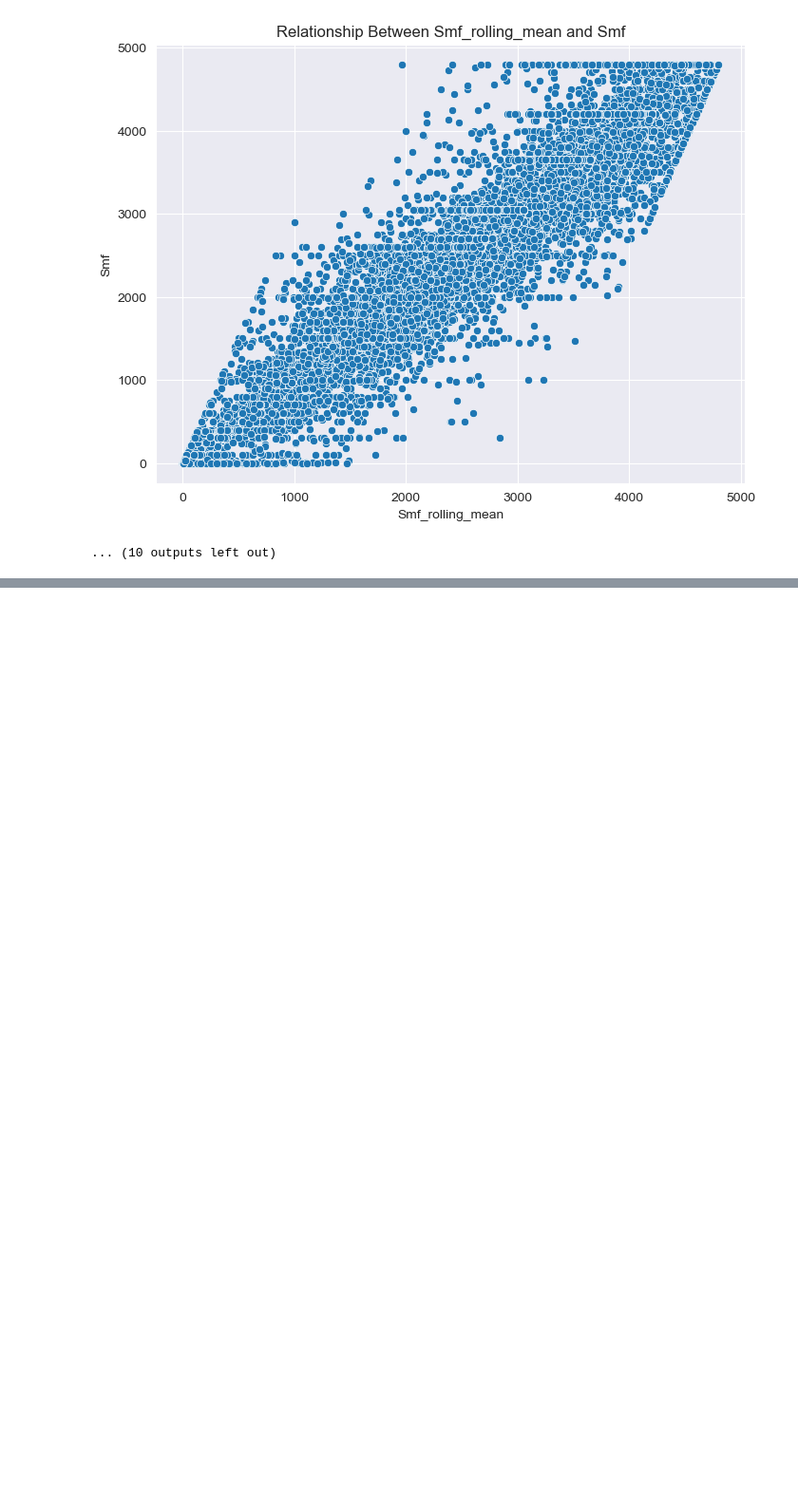
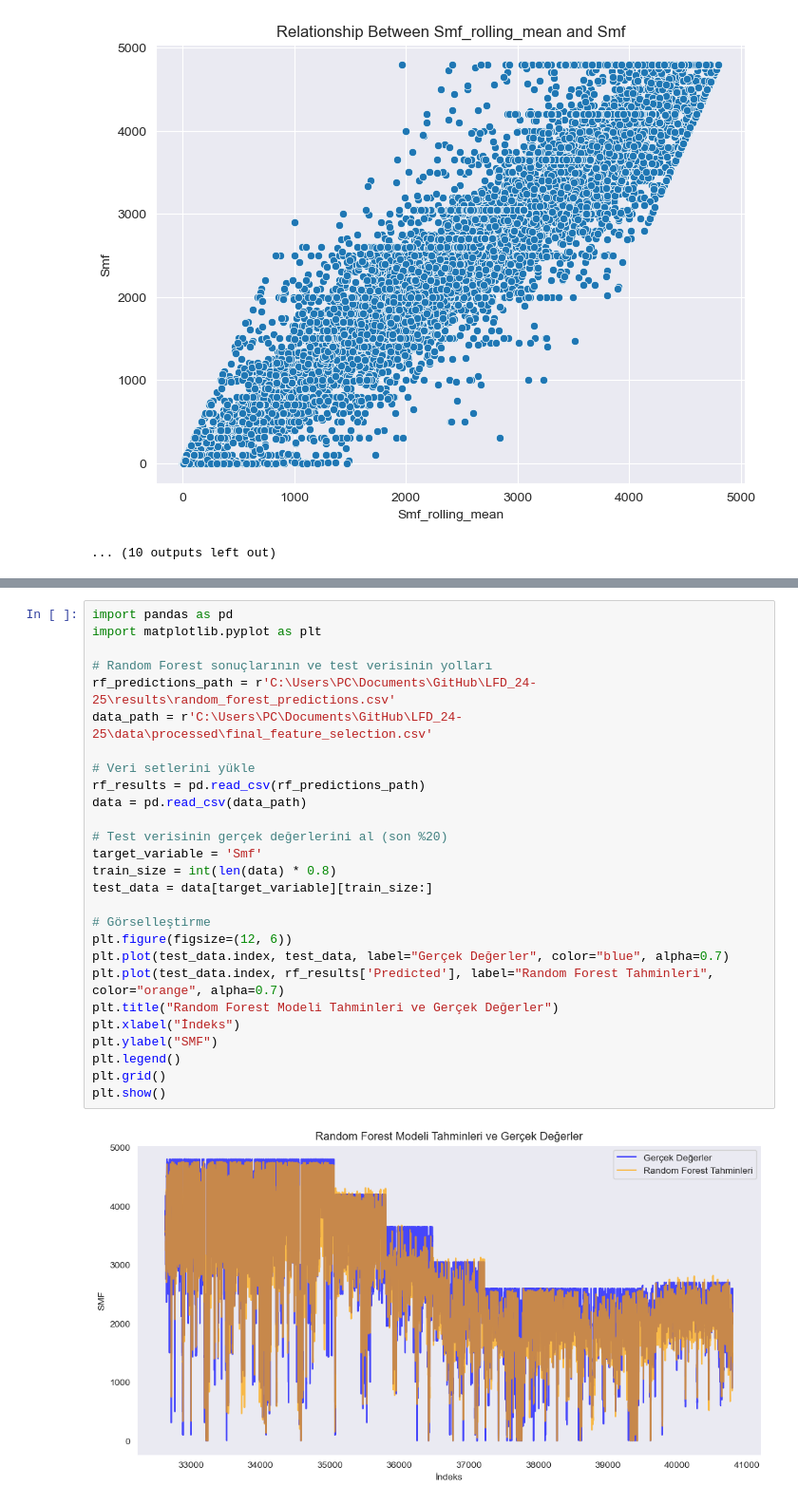
Before and after one commit to rranagungorr/LFD_24-25, a Jupyter notebook: notebooks/02_data_exploration.ipynb, the cells around one changed output, grey strips where cells are left out. Shown at 95% size. Saved outputs shown, nothing was run; the diff lists cells and outputs as text; blank space fills up the shorter version.

```diff
--- a/notebooks/02_data_exploration.ipynb
+++ b/notebooks/02_data_exploration.ipynb
@@ -485,0 +564,29 @@ if __name__ == "__main__":
+# %%
+import pandas as pd
+import matplotlib.pyplot as plt
+
+# Random Forest sonuçlarının ve test verisinin yolları
+rf_predictions_path = r'C:\Users\PC\Documents\GitHub\LFD_24-25\results\random_forest_predictions.csv'
+data_path = r'C:\Users\PC\Documents\GitHub\LFD_24-25\data\processed\final_feature_selection.csv'
+
+# Veri setlerini yükle
+rf_results = pd.read_csv(rf_predictions_path)
+data = pd.read_csv(data_path)
+
+# Test verisinin gerçek değerlerini al (son %20)
+target_variable = 'Smf'
+train_size = int(len(data) * 0.8)
+test_data = data[target_variable][train_size:]
+
+# Görselleştirme
+plt.figure(figsize=(12, 6))
+plt.plot(test_data.index, test_data, label="Gerçek Değerler", color="blue", alpha=0.7)
+plt.plot(test_data.index, rf_results['Predicted'], label="Random Forest Tahminleri", color="orange", alpha=0.7)
+plt.title("Random Forest Modeli Tahminleri ve Gerçek Değerler")
+plt.xlabel("İndeks")
+plt.ylabel("SMF")
+plt.legend()
+plt.grid()
+plt.show()
+# %% [output]
+[figure, added]
```
Also changed, not shown: parts of 4 cells of this notebook, 15 other files.
